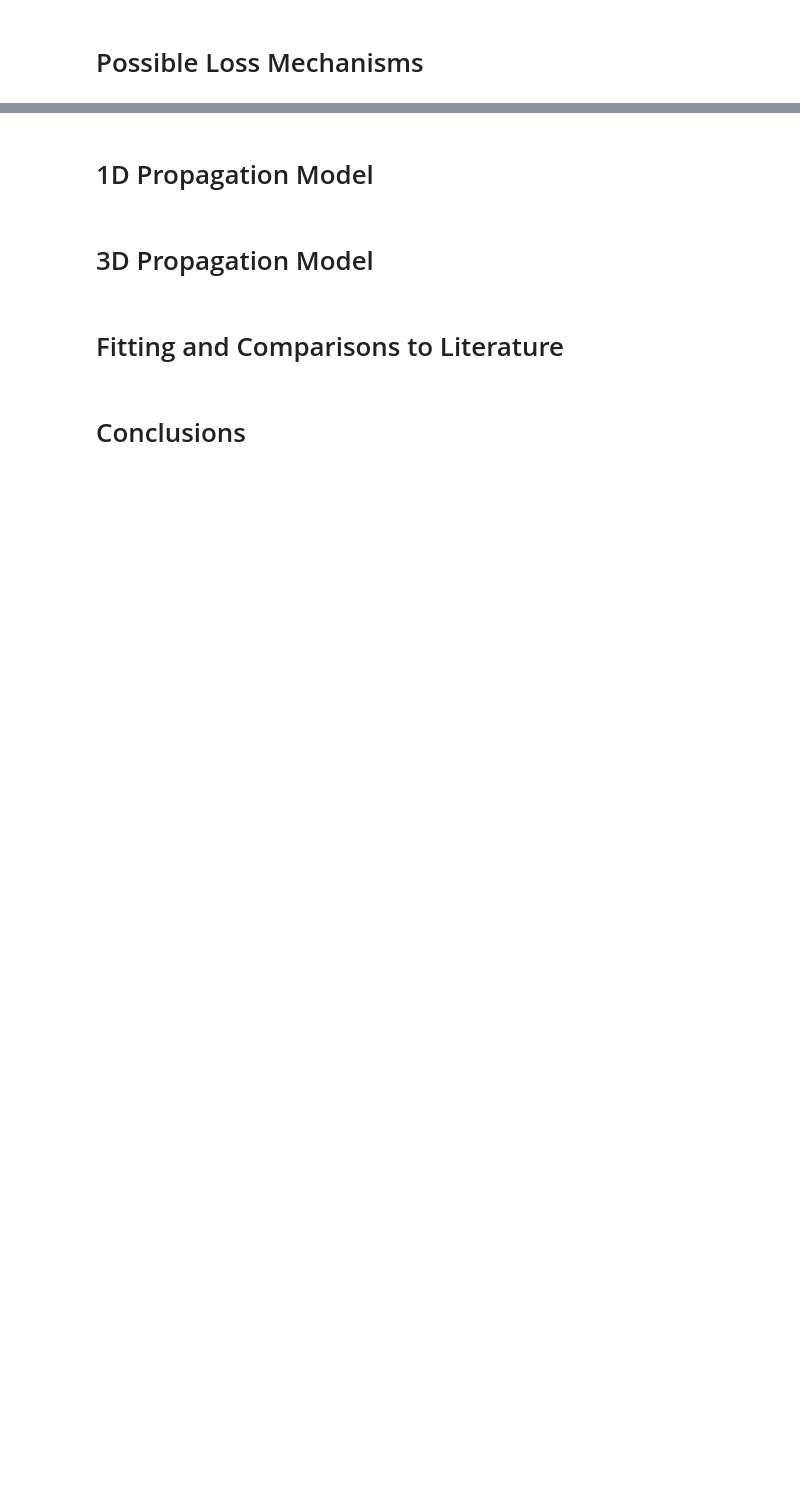
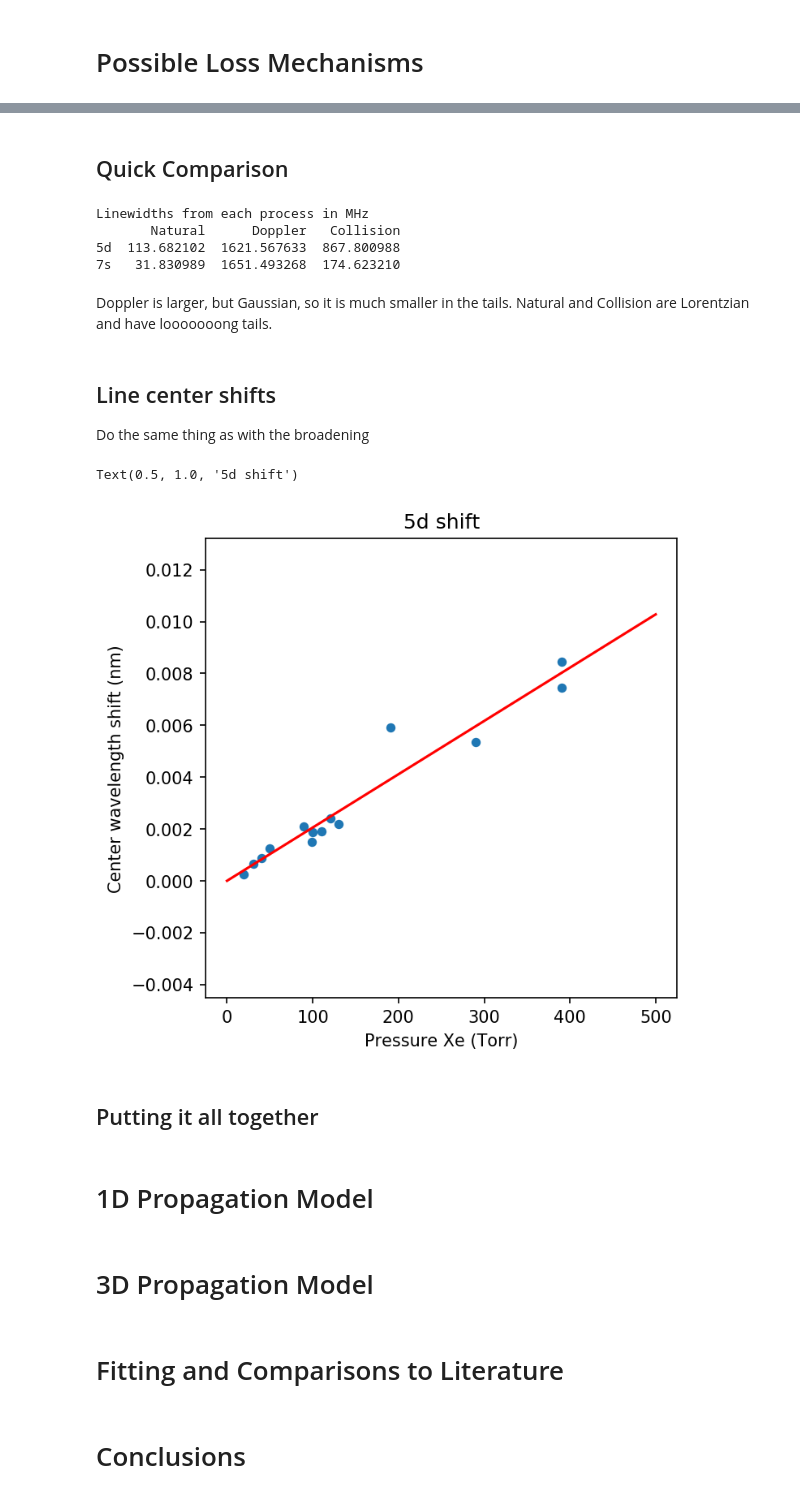
Before and after one commit to jasonbossert/uv_generation, a Jupyter notebook: notebooks/Untitled.ipynb, the cells around one changed output, grey strips where cells are left out. Cells and saved outputs as stored; diff of their text form; code cells hidden in the pictures; blank space fills up the shorter version.

```diff
--- a/notebooks/Untitled.ipynb
+++ b/notebooks/Untitled.ipynb
@@ -88,0 +241,44 @@ We immediately notice that the krypton peak is lower than the argon peak, and is
+# %% [markdown]
+## Quick Comparison
+# %%
+data = {'Natural': [xe_5d_natural_linewidth, xe_7s_natural_linewidth],
+       'Doppler': [xe_5d_doppler_linewidth, xe_7s_doppler_linewidth],
+       'Collision': [xe_5d_collision_linewidth, xe_7s_collision_linewidth]}
+index = ['5d', '7s']
+linewidths = pd.DataFrame(data, index)
+print("Linewidths from each process in MHz")
+print(linewidths*1E-6)
+# %% [output]
+Linewidths from each process in MHz
+       Natural      Doppler   Collision
+5d  113.682102  1621.567633  867.800988
+7s   31.830989  1651.493268  174.623210
+# %% [markdown]
+Doppler is larger, but Gaussian, so it is much smaller in the tails. Natural and Collision are Lorentzian and have looooooong tails.
+# %% [markdown]
+## Line center shifts
+
+Do the same thing as with the broadening
+# %%
+col_names = ['Pressure', 'Shift']
+xe_5d_shift_data = pd.read_csv(collision_data_path + "Xenon_5d_Shift.csv",
+                                  header=0, names=col_names)
+xe_5d_shift_data = xe_5d_shift_data[xe_5d_shift_data.Pressure<P_thres]
+
+def shift_func(p, shift):
+    return p*shift
+
+popt_5d_shift, _ = curve_fit(shift_func, xe_5d_shift_data.Pressure,
+                            xe_5d_shift_data.Shift)
+# %%
+fig, ax = plt.subplots(1, 1, figsize=(5, 5), dpi=150)
+
+xe_5d_shift_data.plot(x='Pressure', y='Shift', ax=ax, kind='scatter')
+ax.plot(pressures, shift_func(pressures, popt_5d_shift[0]), 'r-')
+
+ax.set_ylabel("Center wavelength shift (nm)")
+ax.set_xlabel("Pressure Xe (Torr)")
+ax.set_title("5d shift")
+# %% [output]
+Text(0.5, 1.0, '5d shift')
+[figure, added]
@@ -89,3 +288,5 @@ We immediately notice that the krypton peak is lower than the argon peak, and is
+# %% [markdown]
+## Putting it all together
 # %% [markdown]
 # 1D Propagation Model
 # %% [markdown]
```
Also changed, not shown: parts of 26 cells of this notebook.
